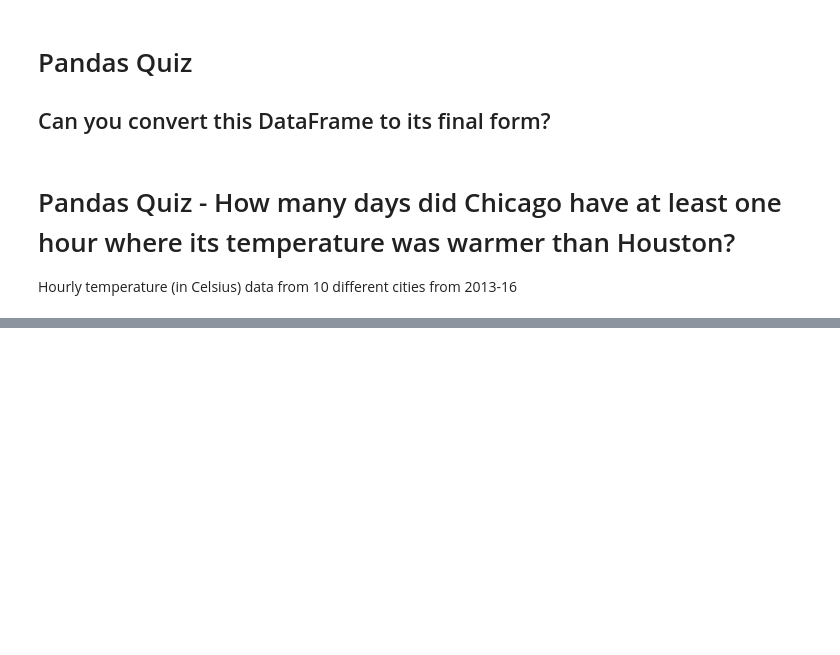
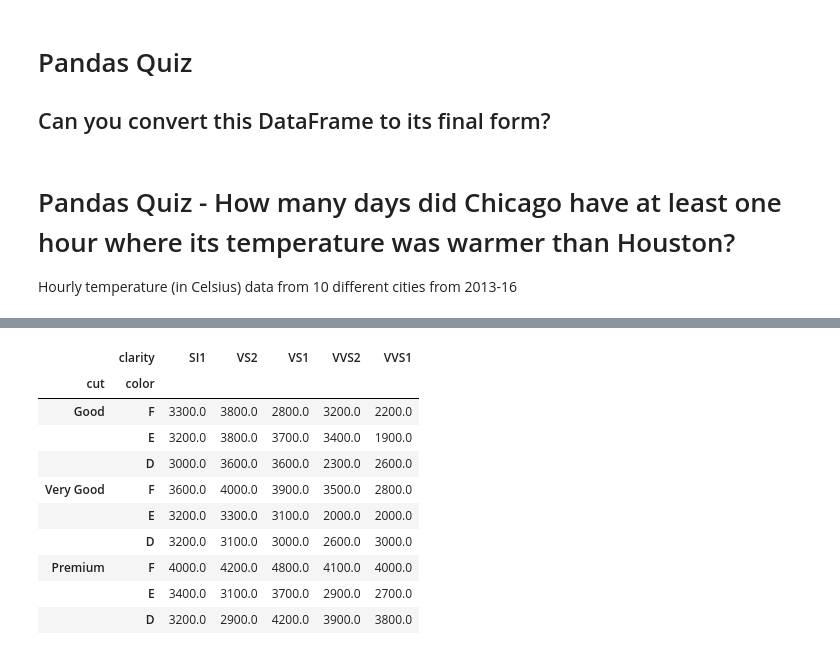
Before and after one commit to tdpetrou/Learn-Pandas, a Jupyter notebook: Blurbs.ipynb, the cells around one changed output, grey strips where cells are left out. Saved outputs shown, nothing was run; the diff lists cells and outputs as text; code cells hidden in the pictures; blank space fills up the shorter version.

```diff
--- a/Blurbs.ipynb
+++ b/Blurbs.ipynb
@@ -132,0 +151,18 @@ df = pd.read_csv('https://raw.githubusercontent.com/tdpetrou/Learn-Pandas/master
+# %%
+result = df.pivot_table(index=['cut', 'color'],
+                        columns=['clarity'],
+                        values='price',
+                        aggfunc='mean').round(-2)
+result
+# %% [output]
+|  | clarity | SI1 | VS2 | VS1 | VVS2 | VVS1 |
+| cut | color |  |  |  |  |  |
+| Good | F | 3300.0 | 3800.0 | 2800.0 | 3200.0 | 2200.0 |
+|  | E | 3200.0 | 3800.0 | 3700.0 | 3400.0 | 1900.0 |
+|  | D | 3000.0 | 3600.0 | 3600.0 | 2300.0 | 2600.0 |
+| Very Good | F | 3600.0 | 4000.0 | 3900.0 | 3500.0 | 2800.0 |
+|  | E | 3200.0 | 3300.0 | 3100.0 | 2000.0 | 2000.0 |
+|  | D | 3200.0 | 3100.0 | 3000.0 | 2600.0 | 3000.0 |
+| Premium | F | 4000.0 | 4200.0 | 4800.0 | 4100.0 | 4000.0 |
+|  | E | 3400.0 | 3100.0 | 3700.0 | 2900.0 | 2700.0 |
+|  | D | 3200.0 | 2900.0 | 4200.0 | 3900.0 | 3800.0 |
```
Also changed, not shown: parts of 9 cells of this notebook, 3 other files.
